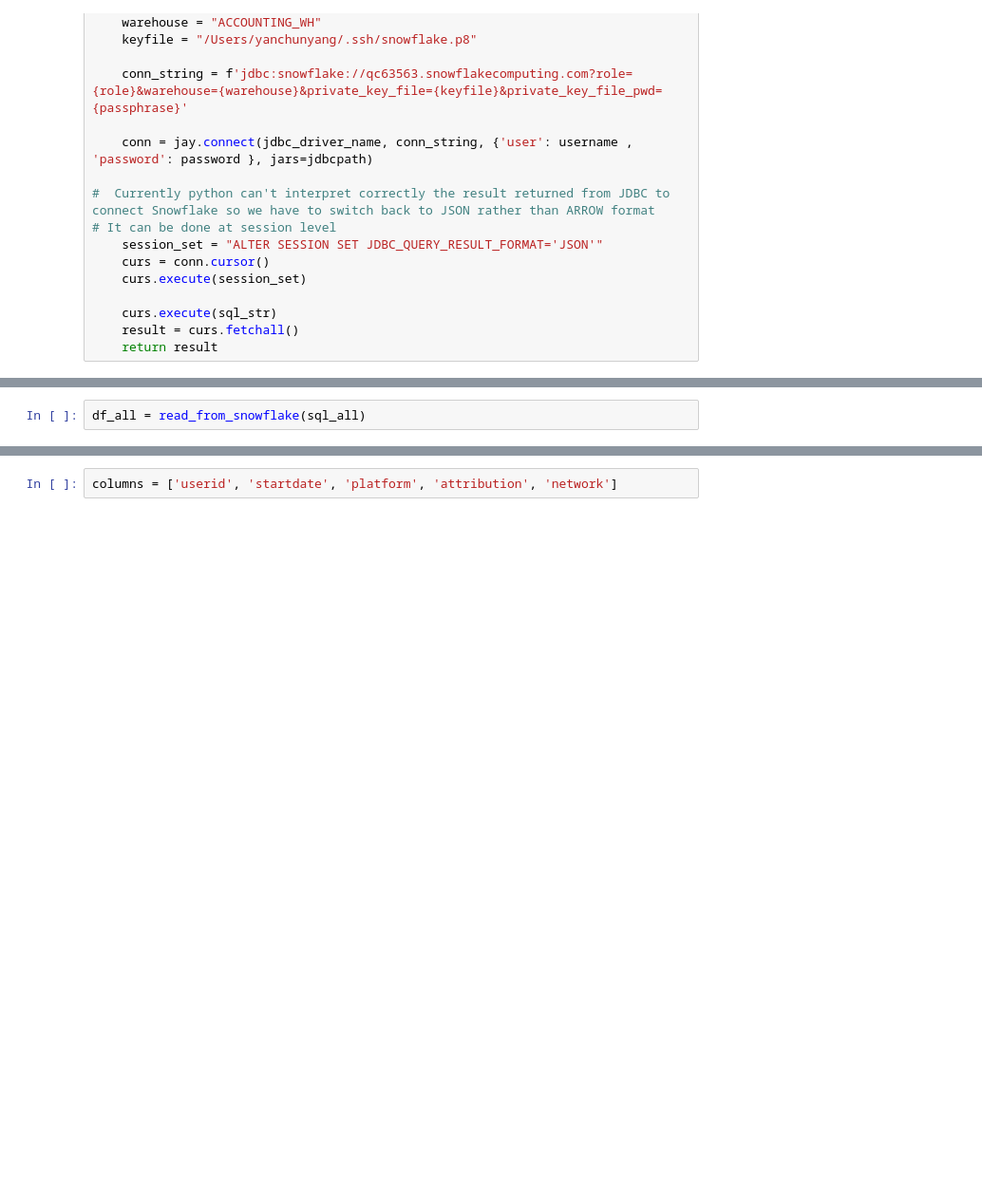
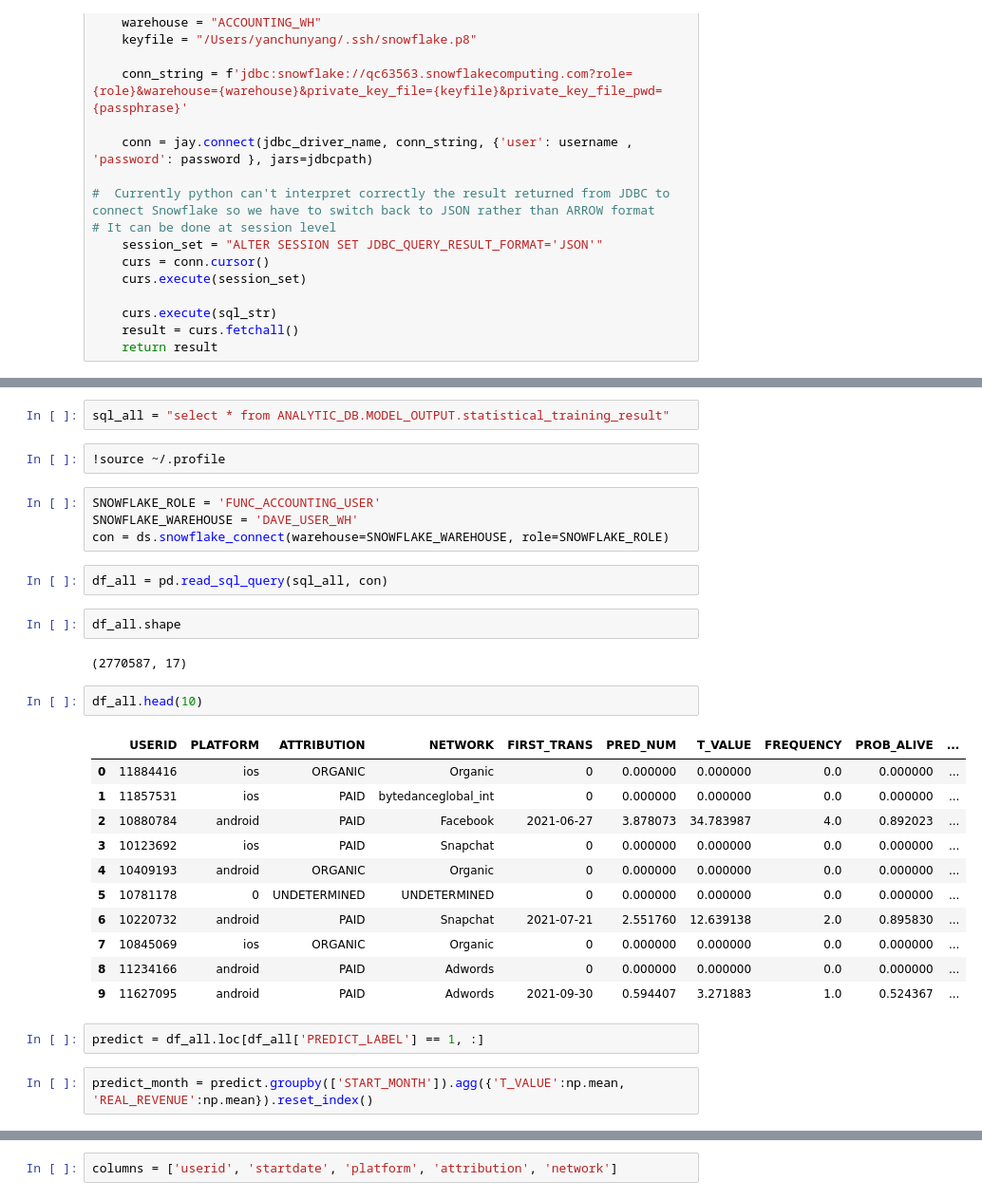
Before and after one commit to yanchundave/yanchunprojects, a Jupyter notebook: ltv/modelAnalysis.ipynb, the cells around one changed output, grey strips where cells are left out. Shown at 95% size. Cells and saved outputs as stored; diff of their text form; blank space fills up the shorter version.

```diff
--- a/ltv/modelAnalysis.ipynb
+++ b/ltv/modelAnalysis.ipynb
@@ -40,2 +40,32 @@ sql_all = "SELECT * FROM  ACCOUNTING.DBT_LOCAL.LTV_USER_2022"
+# %%
+sql_all = "select * from ANALYTIC_DB.MODEL_OUTPUT.statistical_training_result"
+# %%
+!source ~/.profile
+# %%
+SNOWFLAKE_ROLE = 'FUNC_ACCOUNTING_USER'
+SNOWFLAKE_WAREHOUSE = 'DAVE_USER_WH'
+con = ds.snowflake_connect(warehouse=SNOWFLAKE_WAREHOUSE, role=SNOWFLAKE_ROLE)
 # %%
-df_all = read_from_snowflake(sql_all)
+df_all = pd.read_sql_query(sql_all, con)
+# %%
+df_all.shape
+# %% [output]
+(2770587, 17)
+# %%
+df_all.head(10)
+# %% [output]
+|  | USERID | PLATFORM | ATTRIBUTION | NETWORK | FIRST_TRANS | PRED_NUM | T_VALUE | FREQUENCY | PROB_ALIVE | ... |
+| 0 | 11884416 | ios | ORGANIC | Organic | 0 | 0.000000 | 0.000000 | 0.0 | 0.000000 | ... |
+| 1 | 11857531 | ios | PAID | bytedanceglobal_int | 0 | 0.000000 | 0.000000 | 0.0 | 0.000000 | ... |
+| 2 | 10880784 | android | PAID | Facebook | 2021-06-27 | 3.878073 | 34.783987 | 4.0 | 0.892023 | ... |
+| 3 | 10123692 | ios | PAID | Snapchat | 0 | 0.000000 | 0.000000 | 0.0 | 0.000000 | ... |
+| 4 | 10409193 | android | ORGANIC | Organic | 0 | 0.000000 | 0.000000 | 0.0 | 0.000000 | ... |
+| 5 | 10781178 | 0 | UNDETERMINED | UNDETERMINED | 0 | 0.000000 | 0.000000 | 0.0 | 0.000000 | ... |
+| 6 | 10220732 | android | PAID | Snapchat | 2021-07-21 | 2.551760 | 12.639138 | 2.0 | 0.895830 | ... |
+| 7 | 10845069 | ios | ORGANIC | Organic | 0 | 0.000000 | 0.000000 | 0.0 | 0.000000 | ... |
+| 8 | 11234166 | android | PAID | Adwords | 0 | 0.000000 | 0.000000 | 0.0 | 0.000000 | ... |
+| 9 | 11627095 | android | PAID | Adwords | 2021-09-30 | 0.594407 | 3.271883 | 1.0 | 0.524367 | ... |
+# %%
+predict = df_all.loc[df_all['PREDICT_LABEL'] == 1, :]
+# %%
+predict_month = predict.groupby(['START_MONTH']).agg({'T_VALUE':np.mean, 'REAL_REVENUE':np.mean}).reset_index()
```
Also changed, not shown: parts of 44 cells of this notebook, 12 other files.
